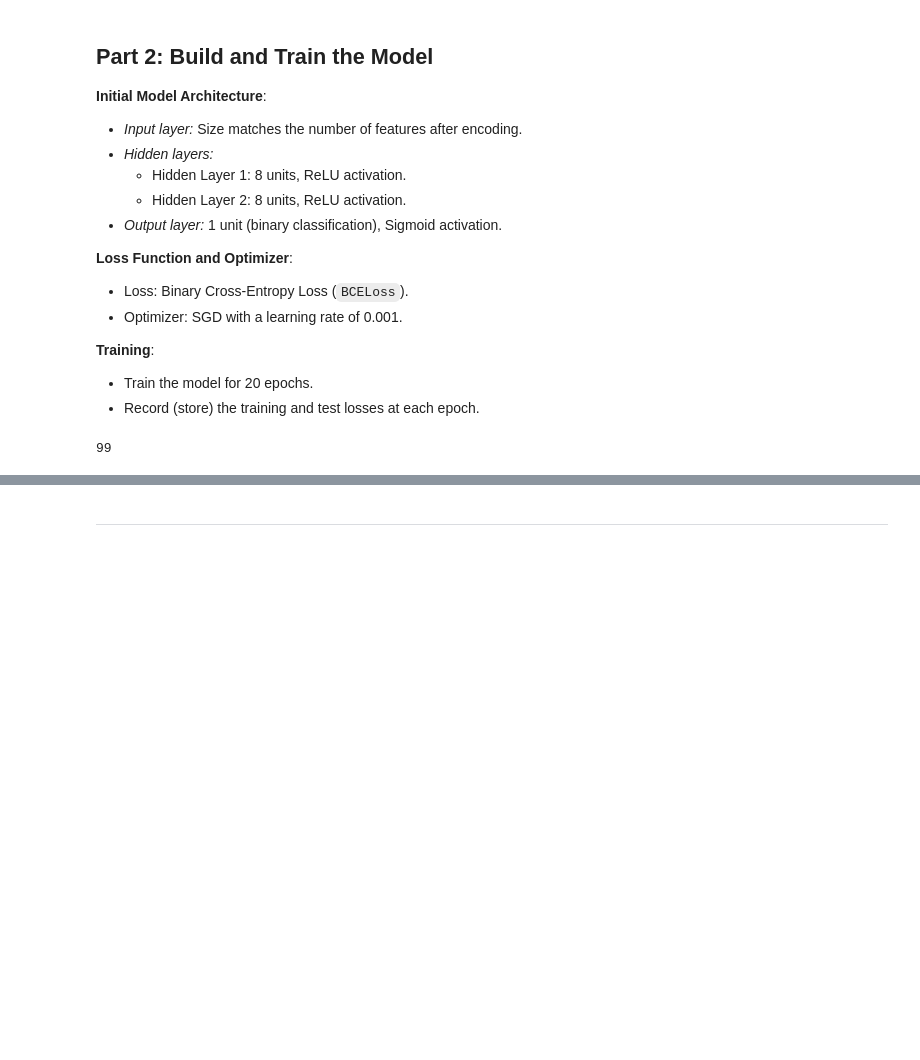
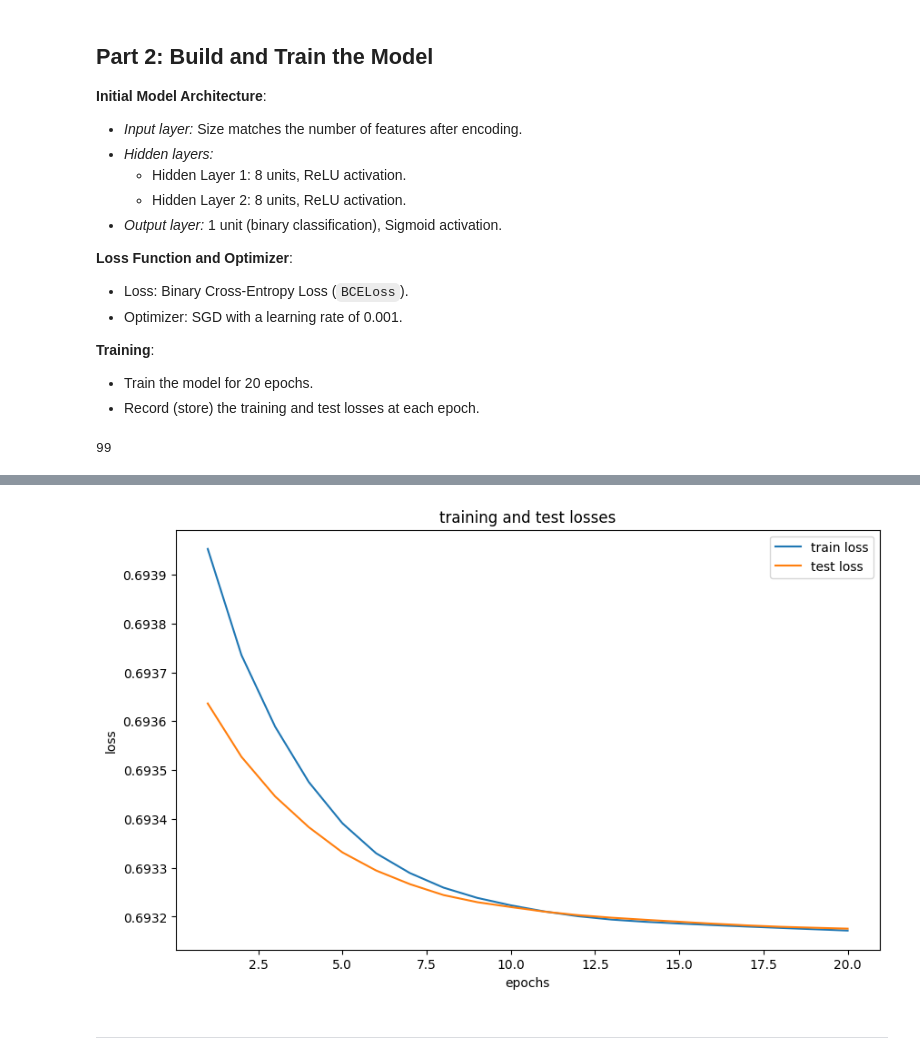
Before and after one commit to FutureGoose/OctaCycleCNN, a Jupyter notebook: exercises/w3/L07_model_capacity_and_parameters.ipynb, the cells around one changed output, grey strips where cells are left out. Saved outputs shown, nothing was run; the diff lists cells and outputs as text; code cells hidden in the pictures; blank space fills up the shorter version.

Commit message:
training pipeline as class

```diff
--- a/exercises/w3/L07_model_capacity_and_parameters.ipynb
+++ b/exercises/w3/L07_model_capacity_and_parameters.ipynb
@@ -518,0 +325,17 @@ Test set: Average loss: 0.6931, Accuracy: 2456/3257 (75%)
+# %%
+# initialize trainer
+trainer = ModelTrainer(
+    input_size=len(training_set[0][0]),
+    device=device,
+    batch_size=16,
+    learning_rate=0.001,
+    verbose=False
+)
+
+# train model
+trained_model = trainer.train(
+    training_set=training_set,
+    test_set=test_set,
+    num_epochs=20
+)
+# %% [output]
@@ -519,3 +362,4 @@ Test set: Average loss: 0.6931, Accuracy: 2456/3257 (75%)
+[figure, added]
 # %% [markdown]
 ---
 # %% [markdown]
```
Also changed, not shown: parts of 6 cells of this notebook.
